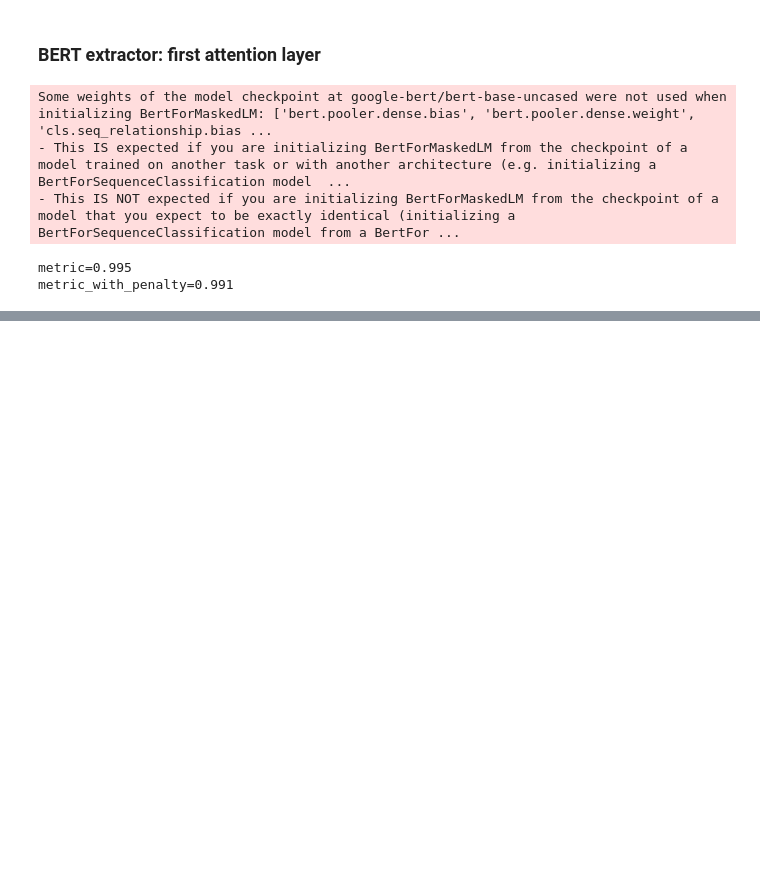
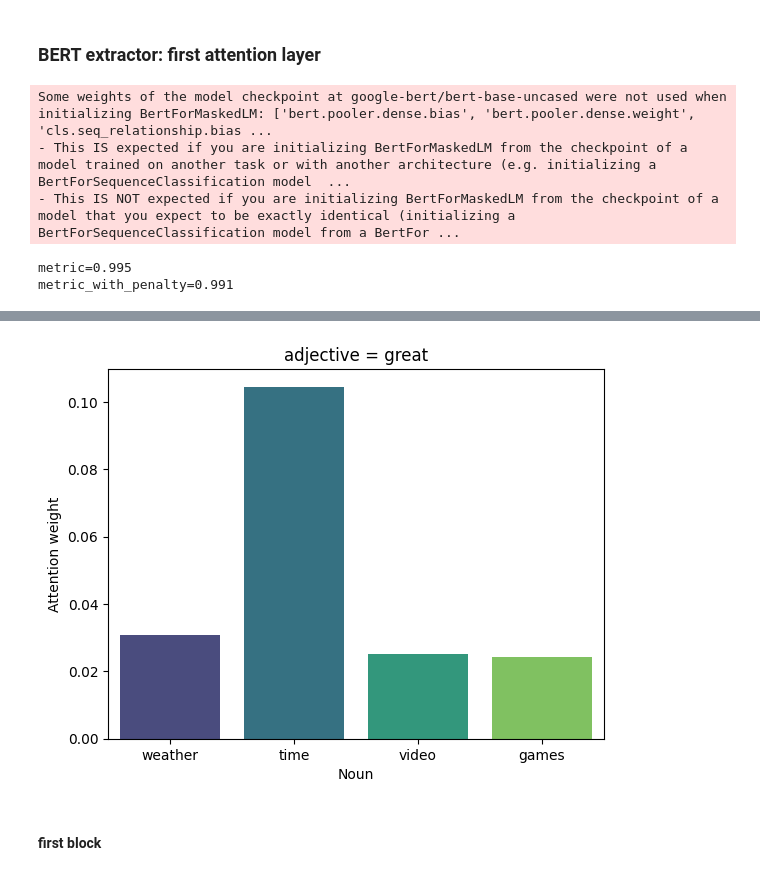
Before and after one commit to vladgerasimov/text_objects_extraction, a Jupyter notebook: notebooks/get_metrics.ipynb, the cells around one changed output, grey strips where cells are left out. Cells and saved outputs as stored; diff of their text form; code cells hidden in the pictures; blank space fills up the shorter version.

```diff
--- a/notebooks/get_metrics.ipynb
+++ b/notebooks/get_metrics.ipynb
@@ -190,0 +259,6 @@ Name: text, dtype: object
+# %%
+visualize_attentions_dict(attentions_dict, "great")
+# %% [output]
+[figure, added]
+# %% [markdown]
+#### first block
```
Also changed, not shown: parts of 50 cells of this notebook, 4 other files.
